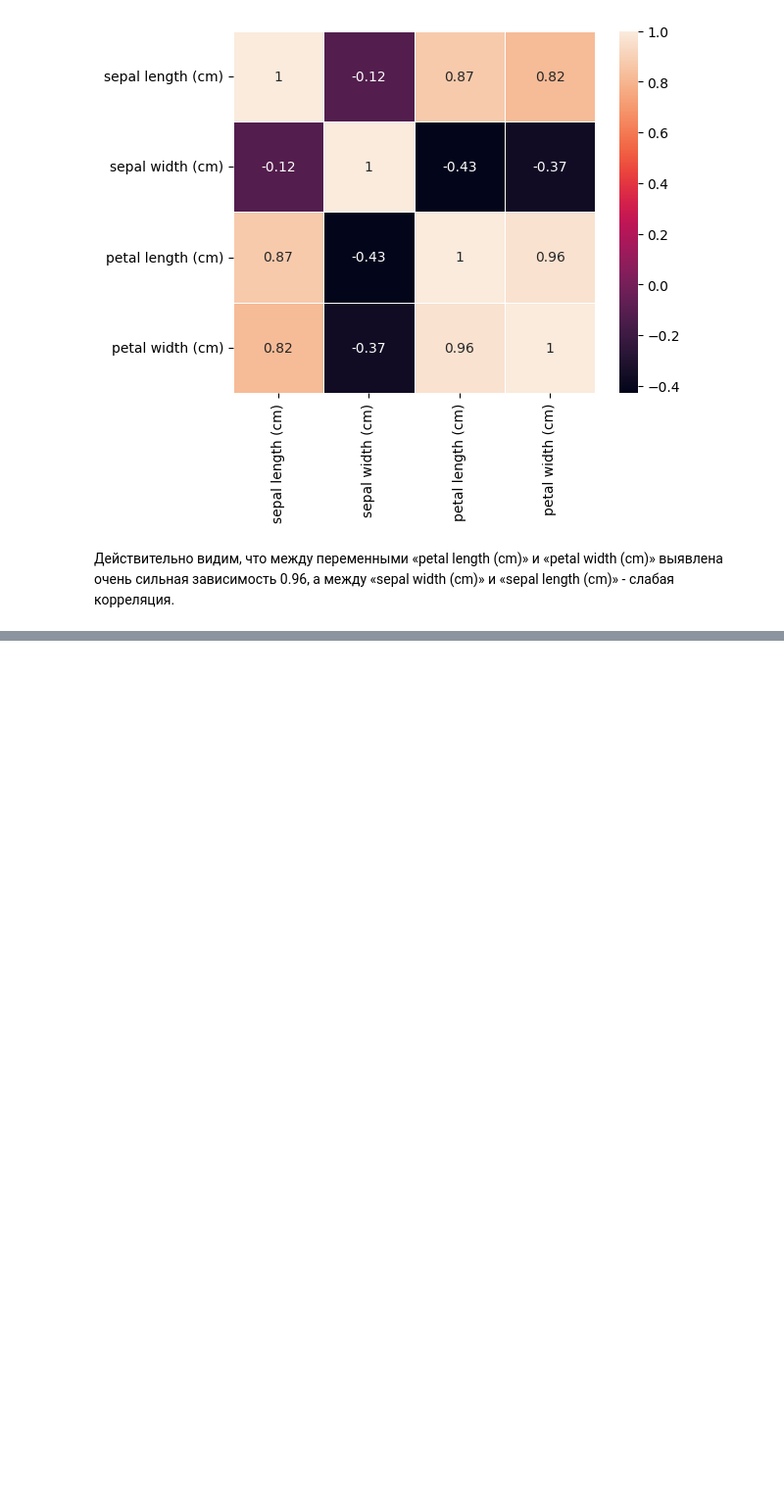
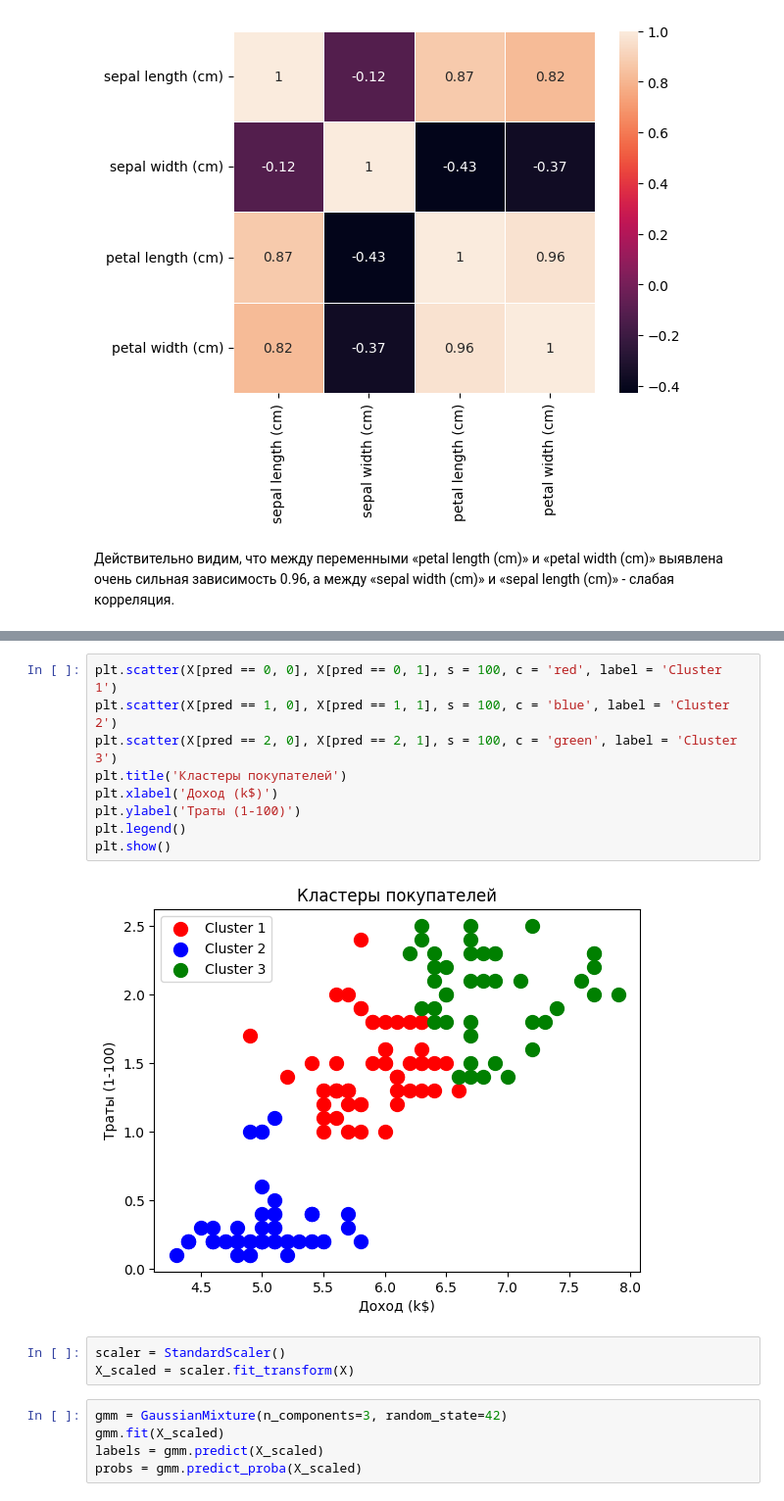
Before and after one commit to ProbablyNotBestUsername/mlabg, a Jupyter notebook: IrisClassification/IrisClustering.ipynb, the cells around one changed output, grey strips where cells are left out. Shown: that part at 98% size. Saved outputs shown, nothing was run; the diff lists cells and outputs as text; blank space fills up the shorter version.

```diff
--- a/IrisClassification/IrisClustering.ipynb
+++ b/IrisClassification/IrisClustering.ipynb
@@ -243,0 +246,19 @@ iris_df.head()
+# %%
+plt.scatter(X[pred == 0, 0], X[pred == 0, 1], s = 100, c = 'red', label = 'Cluster 1')
+plt.scatter(X[pred == 1, 0], X[pred == 1, 1], s = 100, c = 'blue', label = 'Cluster 2')
+plt.scatter(X[pred == 2, 0], X[pred == 2, 1], s = 100, c = 'green', label = 'Cluster 3')
+plt.title('Кластеры покупателей')
+plt.xlabel('Доход (k$)')
+plt.ylabel('Траты (1-100)')
+plt.legend()
+plt.show()
+# %% [output]
+[figure, added]
+# %%
+scaler = StandardScaler()
+X_scaled = scaler.fit_transform(X)
+# %%
+gmm = GaussianMixture(n_components=3, random_state=42)
+gmm.fit(X_scaled)
+labels = gmm.predict(X_scaled)
+probs = gmm.predict_proba(X_scaled)
```
Also changed, not shown: parts of 19 cells of this notebook, 8 other files.
